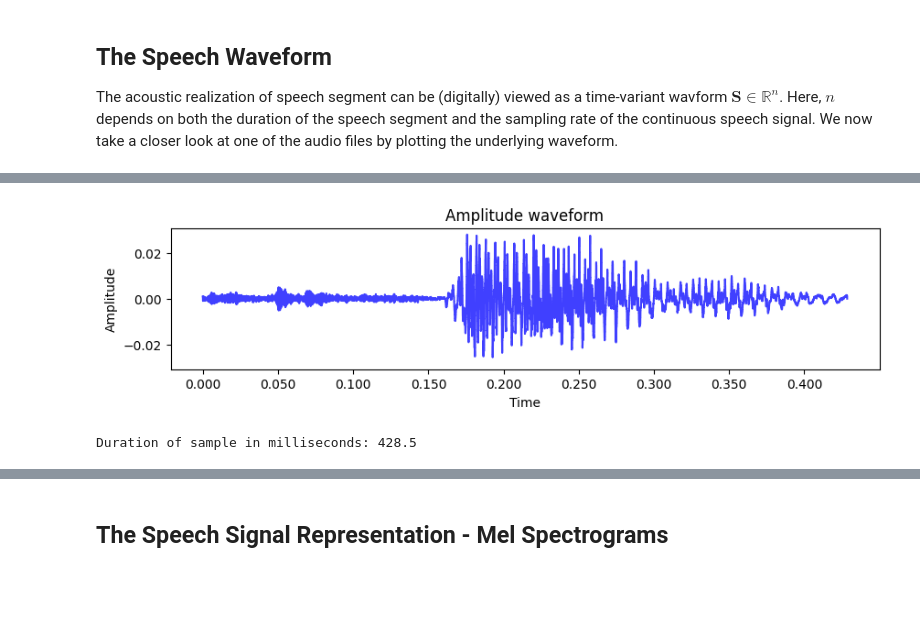
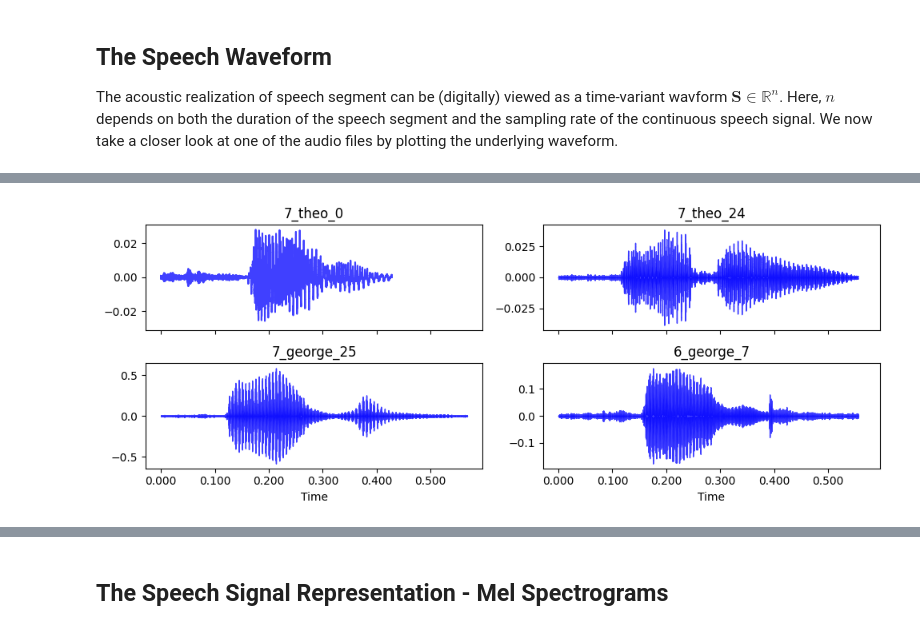
Before and after one commit to Thunfischpirat/SpokenDigits, a Jupyter notebook: DataExploration.ipynb, the cells around one changed output, grey strips where cells are left out. Saved outputs shown, nothing was run; the diff lists cells and outputs as text; code cells hidden in the pictures; blank space fills up the shorter version.

Commit message:
- Add more plots to DataExploration.ipynb

```diff
--- a/DataExploration.ipynb
+++ b/DataExploration.ipynb
@@ -59,9 +60,11 @@ Label distribution:
 
 The acoustic realization of speech segment can be (digitally) viewed as a time-variant wavform $\mathbf{S} \in \mathbb{R}^{n}$. Here, $n$ depends on both the duration of the speech segment and the sampling rate of the continuous speech signal. We now take a closer look at one of the audio files by plotting the underlying waveform.
 # %%
-sample_wav_file = sdr_df.loc[sdr_df['identifier'] == '7_theo_0'].file[700]
+sample_wav_file_7 = sdr_df.file.loc[sdr_df['identifier'] == '7_theo_0'].item()
 
-x, sr = librosa.load(sample_wav_file)
+audio_sample, sr = librosa.load(sample_wav_file_7)
+print(f"Length of audio sample: {len(audio_sample)}")
+print(f"Duration of sample in milliseconds: {(1000*len(audio_sample))/sr}")
 print(f"Sampling rate: {sr} Hz")
-ipd.Audio(x, rate=sr)
+ipd.Audio(audio_sample, rate=sr)
 # %% [output]
@@ -68,17 +73,21 @@ ipd.Audio(x, rate=sr)
 Sampling rate: 22050 Hz
 [interactive output not drawn]
-# %%
-# plot as a waveform
-fig, ax = plt.subplots(figsize=(10, 2), sharex=True)
-
-img = librosa.display.waveshow(y=x, sr=sr, alpha=0.75, x_axis='time', color='blue')
-
-ax.set(title='Amplitude waveform')
-ax.set_ylabel('Amplitude')
-ax.label_outer()
-# %% [output]
-[figure, removed]
-# %%
-print(f"Duration of sample in milliseconds: {(1000*len(x))/SAMPLING_RATE}")
-# %% [output]
-Duration of sample in milliseconds: 428.5
+# %%
+sample_names = ['7_theo_0', '7_theo_24', '7_george_25', '6_george_7']
+sample_paths = [sdr_df.file.loc[sdr_df['identifier'] == name].item() for name in sample_names]
+samples_audio = [librosa.load(path) for path in sample_paths]
+
+n=2
+m=2
+fig, axes = plt.subplots(nrows=n, ncols=m, figsize=(10, 4), sharex=True, layout="tight")
+
+x_axis = "off"
+for i, audio in enumerate(samples_audio):
+  # Only label x-axis in last row.
+  if i//m == m - 1:
+      x_axis = "time"
+  # Plot waveform.
+  librosa.display.waveshow(y=audio[0], sr=audio[1], alpha=0.75, color='blue', x_axis=x_axis, ax=axes[i//n, i%m])
+  axes[i//n, i%m].set_title(sample_names[i])
+# %% [output]
+[figure, added]
```
Also changed, not shown: parts of 8 cells of this notebook.
